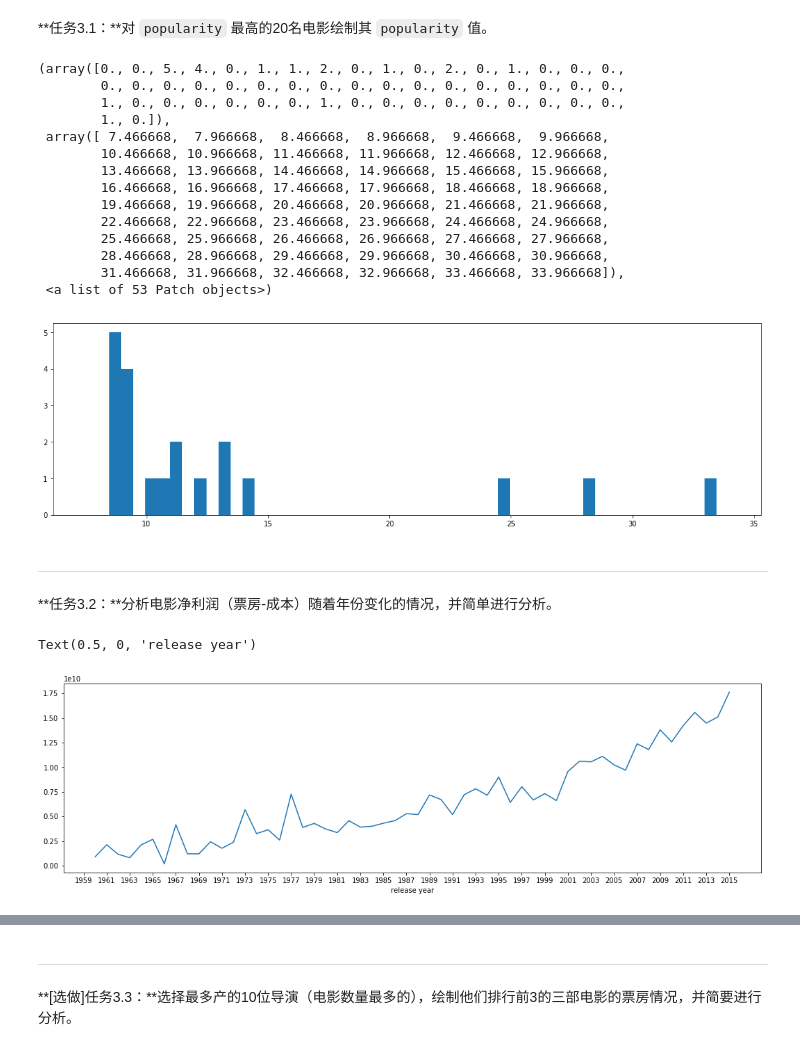
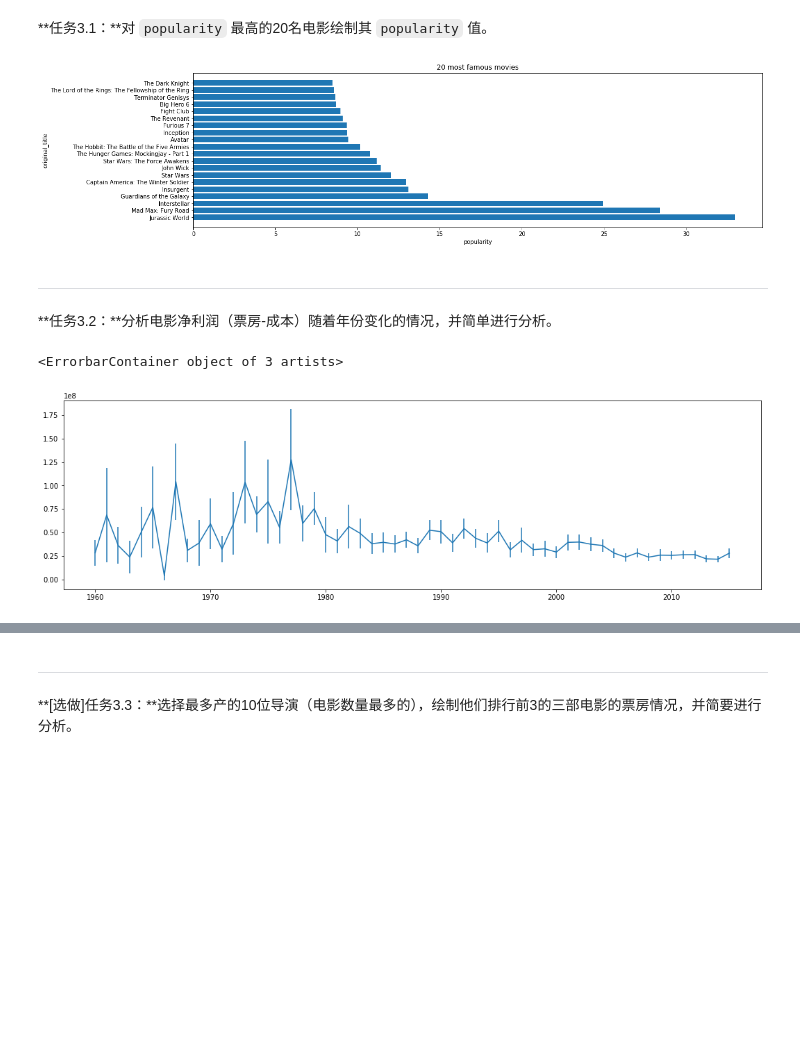
Before and after one commit to DaoHuoRen/AIPND_CN_P2_Explore_Movie_Dataset, a Jupyter notebook: Explore Movie Dataset.ipynb, the cells around one changed output, grey strips where cells are left out. Drawn from its saved outputs; the diff is of its cells as text; code cells hidden in the pictures; blank space fills up the shorter version.

```diff
--- a/Explore Movie Dataset.ipynb
+++ b/Explore Movie Dataset.ipynb
@@ -263,39 +266,35 @@ Pascal Thomas                      0.000973
 # %%
 # 获取数据
 movie_data_popularity = movie_data[['original_title', 'popularity']].sort_values(by='popularity', ascending=False).head(20)
 
 plt.figure(figsize = [18, 5])
 
-# 直方图
-bins = np.arange(movie_data_popularity['popularity'].min()-1, movie_data_popularity['popularity'].max()+1, 1/2)
-plt.hist(data = movie_data_popularity, x = 'popularity', bins = bins)
-# plt.xscale('log')
+# 横向条形图
+plt.barh(movie_data_popularity['original_title'],movie_data_popularity['popularity'] ,height=0.8)
+plt.xlabel('popularity')
+plt.ylabel('original_title')
+plt.title('20 most famous movies')
+plt.show()
 # %% [output]
-(array([0., 0., 5., 4., 0., 1., 1., 2., 0., 1., 0., 2., 0., 1., 0., 0., 0.,
-        0., 0., 0., 0., 0., 0., 0., 0., 0., 0., 0., 0., 0., 0., 0., 0., 0.,
-        1., 0., 0., 0., 0., 0., 0., 1., 0., 0., 0., 0., 0., 0., 0., 0., 0.,
-        1., 0.]),
- array([ 7.466668,  7.966668,  8.466668,  8.966668,  9.466668,  9.966668,
-        10.466668, 10.966668, 11.466668, 11.966668, 12.466668, 12.966668,
-        13.466668, 13.966668, 14.466668, 14.966668, 15.466668, 15.966668,
-        16.466668, 16.966668, 17.466668, 17.966668, 18.466668, 18.966668,
-        19.466668, 19.966668, 20.466668, 20.966668, 21.466668, 21.966668,
-        22.466668, 22.966668, 23.466668, 23.966668, 24.466668, 24.966668,
-        25.466668, 25.966668, 26.466668, 26.966668, 27.466668, 27.966668,
-        28.466668, 28.966668, 29.466668, 29.966668, 30.466668, 30.966668,
-        31.466668, 31.966668, 32.466668, 32.966668, 33.466668, 33.966668]),
- <a list of 53 Patch objects>)
-[figure, old version]
+[figure, new version]
 # %% [markdown]
 ---
 **任务3.2：**分析电影净利润（票房-成本）随着年份变化的情况，并简单进行分析。
 # %%
-movie_data_profit = movie_data.eval('profit = revenue_adj - budget_adj').groupby(['release_year'])['profit'].sum().reset_index()
+
 
 plt.figure(figsize = [18, 5])
-plt.errorbar(data = movie_data_profit, x = 'release_year', y = 'profit')
-plt.xticks(range(movie_data_profit['release_year'].min() - 1, movie_data_profit['release_year'].max() + 2, 2))
-plt.xlabel('release year')
+movie_data_profit = movie_data.eval('profit = revenue_adj - budget_adj').groupby(['release_year'])['profit'].mean().reset_index()
+# plt.errorbar(data = movie_data_profit, x = 'release_year', y = 'profit')
+# plt.xticks(range(movie_data_profit['release_year'].min() - 1, movie_data_profit['release_year'].max() + 2, 2))
+# plt.xlabel('release year')
+
+
+
+movie_data_p = movie_data.eval('profit = revenue_adj - budget_adj').groupby(['release_year'])['profit']
+y_means = movie_data_p.mean()
+y_sems = movie_data_p.sem()
+plt.errorbar(x = y_means.index, y = y_means, yerr = y_sems)
 # %% [output]
-Text(0.5, 0, 'release year')
+<ErrorbarContainer object of 3 artists>
-[figure, old version]
+[figure, new version]
```
Also changed, not shown: parts of 7 cells of this notebook, 1 other file.
